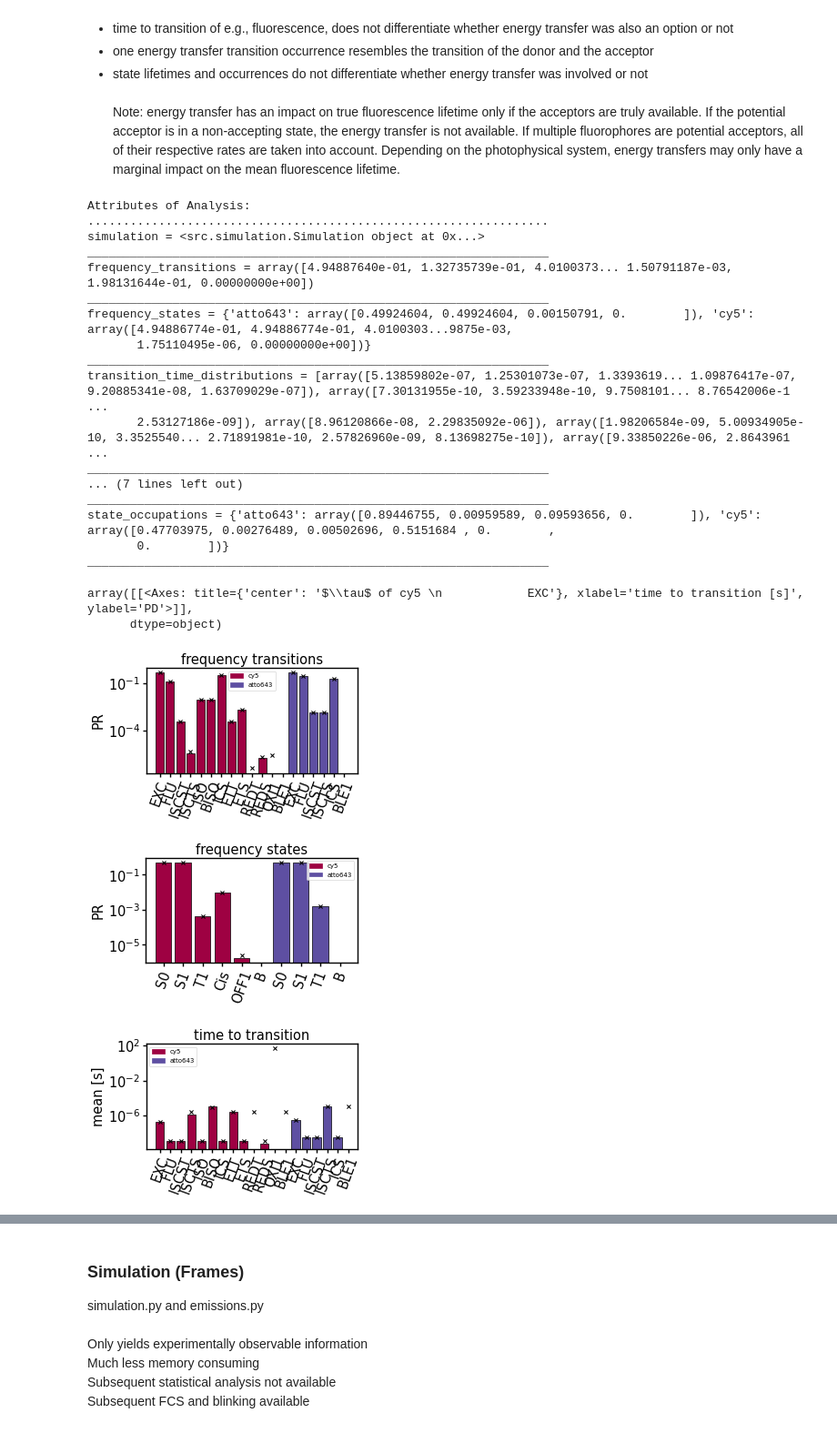
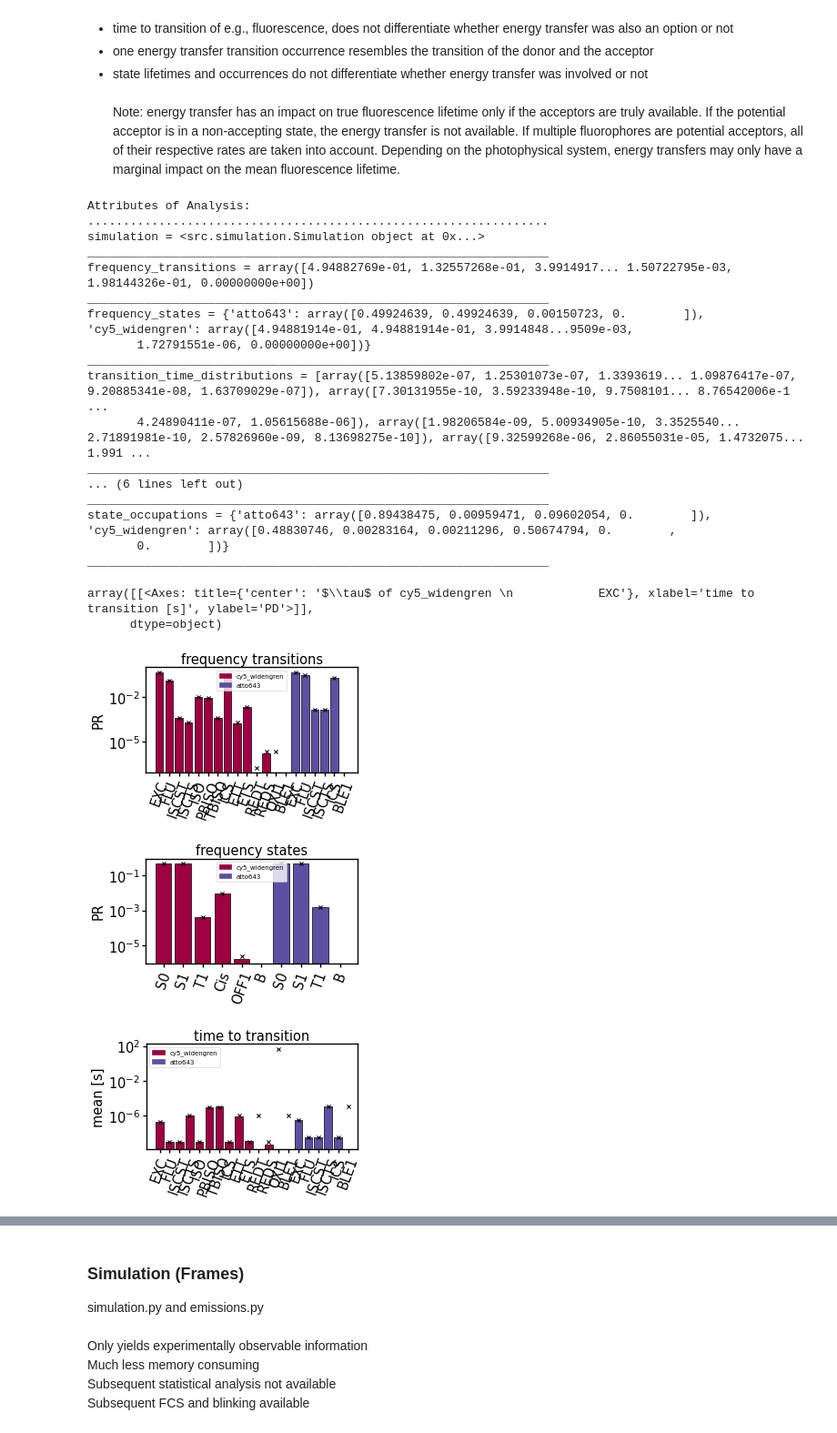
Before and after one commit to super-resolution/Fluopy, a Jupyter notebook: notebooks/tutorial.ipynb, the cells around one changed output, grey strips where cells are left out. Shown at 91% size. Cells and saved outputs as stored; diff of their text form; code cells hidden in the pictures.

```diff
--- a/notebooks/tutorial.ipynb
+++ b/notebooks/tutorial.ipynb
@@ -265,7 +280,12 @@ fluorophore_system = fl.FluorophoreSystem(
         fl.Fluorophore(name="atto643", position=[0, 2]),
     ]
 )
-transitions = fluorophore_system.load_transitions(2, 640, True, True, True)
+transitions = fluorophore_system.load_transitions(summarize=False,
+                                                  irradiance=2,
+                                                  wavelength=640,
+                                                  bleaching=True,
+                                                  energy_transfer=True,
+                                                  dstorm=True)
 transition_set = tr.TransitionSet(transitions, fluorophore_system)
 transition_set = transition_set.remove_energy_transfers()
 transition_set.finalize()
@@ -320,7 +340,7 @@ simulation.py
 simulation = si.Simulation(transition_set)
 
 # basic simulation run for a given number of steps (size)
-simulation.run(start_at=None, size=1e7, end_time=None, seed=3, use_memmap=None)
+simulation.run(start_at=None, size=1e6, end_time=None, seed=3, use_memmap=None)
 
 # simulate until it reaches given end_time
 # simulation.run(start_at=None, size=1e6, end_time=1e-2, seed=3, use_memmap=None)
@@ -359,42 +378,42 @@ Note: energy transfer has an impact on true fluorescence lifetime only if the ac
 # %%
 analysis = an.Analysis(simulation=simulation)
 
 mi.print_class(analysis, "Analysis")
 
 analysis.get_fluorescence_lifetimes(fluorophore="cy5_widengren")
 analysis.get_emitting_transition_lifetimes(fluorophore="cy5_widengren")
 
 analysis.plot_frequency_transitions(scale=0.5, prediction=prediction)
 analysis.plot_frequency_states(scale=0.5, prediction=prediction)
 analysis.plot_mean_transition_times(scale=0.5, prediction=prediction)
 analysis.plot_mean_lifetimes(scale=0.5, prediction=prediction)
 analysis.plot_state_occupations(scale=0.5, prediction=prediction)
 analysis.plot_lifetime_distributions(
-    scale=0.5, prediction=prediction, fluorophore="cy5", state_identity=1
+    scale=0.5, prediction=prediction, fluorophore="cy5_widengren", state_identity=1
 )
 analysis.plot_transition_time_distributions(
-    scale=0.5, prediction=prediction, fluorophore="cy5", transition_id=0
+    scale=0.5, prediction=prediction, fluorophore="cy5_widengren", transition_id=0
 )
 # %% [output]
 Attributes of Analysis:
 .................................................................
 simulation = <src.simulation.Simulation object at 0x...>
 _________________________________________________________________
-frequency_transitions = array([4.94887640e-01, 1.32735739e-01, 4.0100373... 1.50791187e-03, 1.98131644e-01, 0.00000000e+00])
+frequency_transitions = array([4.94882769e-01, 1.32557268e-01, 3.9914917... 1.50722795e-03, 1.98144326e-01, 0.00000000e+00])
 _________________________________________________________________
-frequency_states = {'atto643': array([0.49924604, 0.49924604, 0.00150791, 0.        ]), 'cy5': array([4.94886774e-01, 4.94886774e-01, 4.0100303...9875e-03,
-       1.75110495e-06, 0.00000000e+00])}
+frequency_states = {'atto643': array([0.49924639, 0.49924639, 0.00150723, 0.        ]), 'cy5_widengren': array([4.94881914e-01, 4.94881914e-01, 3.9914848...9509e-03,
+       1.72791551e-06, 0.00000000e+00])}
 _________________________________________________________________
 transition_time_distributions = [array([5.13859802e-07, 1.25301073e-07, 1.3393619... 1.09876417e-07, 9.20885341e-08, 1.63709029e-07]), array([7.30131955e-10, 3.59233948e-10, 9.7508101... 8.76542006e-1 ...
-       2.53127186e-09]), array([8.96120866e-08, 2.29835092e-06]), array([1.98206584e-09, 5.00934905e-10, 3.3525540... 2.71891981e-10, 2.57826960e-09, 8.13698275e-10]), array([9.33850226e-06, 2.8643961 ...
+       4.24890411e-07, 1.05615688e-06]), array([1.98206584e-09, 5.00934905e-10, 3.3525540... 2.71891981e-10, 2.57826960e-09, 8.13698275e-10]), array([9.32599268e-06, 2.86055031e-05, 1.4732075... 1.991 ...
 _________________________________________________________________
-... (7 lines left out)
+... (6 lines left out)
 _________________________________________________________________
-state_occupations = {'atto643': array([0.89446755, 0.00959589, 0.09593656, 0.        ]), 'cy5': array([0.47703975, 0.00276489, 0.00502696, 0.5151684 , 0.        ,
+state_occupations = {'atto643': array([0.89438475, 0.00959471, 0.09602054, 0.        ]), 'cy5_widengren': array([0.48830746, 0.00283164, 0.00211296, 0.50674794, 0.        ,
        0.        ])}
 _________________________________________________________________
-array([[<Axes: title={'center': '$\\tau$ of cy5 \n            EXC'}, xlabel='time to transition [s]', ylabel='PD'>]],
+array([[<Axes: title={'center': '$\\tau$ of cy5_widengren \n            EXC'}, xlabel='time to transition [s]', ylabel='PD'>]],
       dtype=object)
-[figure, old version]
+[figure, new version]
-[figure, old version]
+[figure, new version]
-[figure, old version]
+[figure, new version]
```
Also changed, not shown: parts of 7 cells of this notebook, 49 other files.
